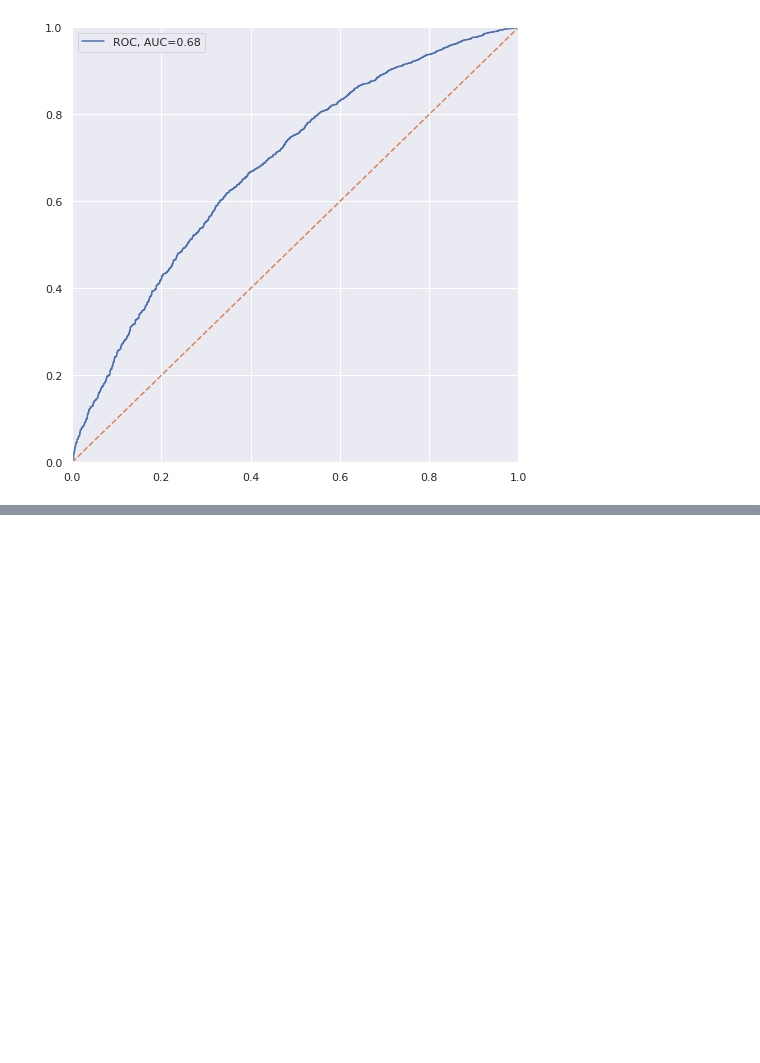
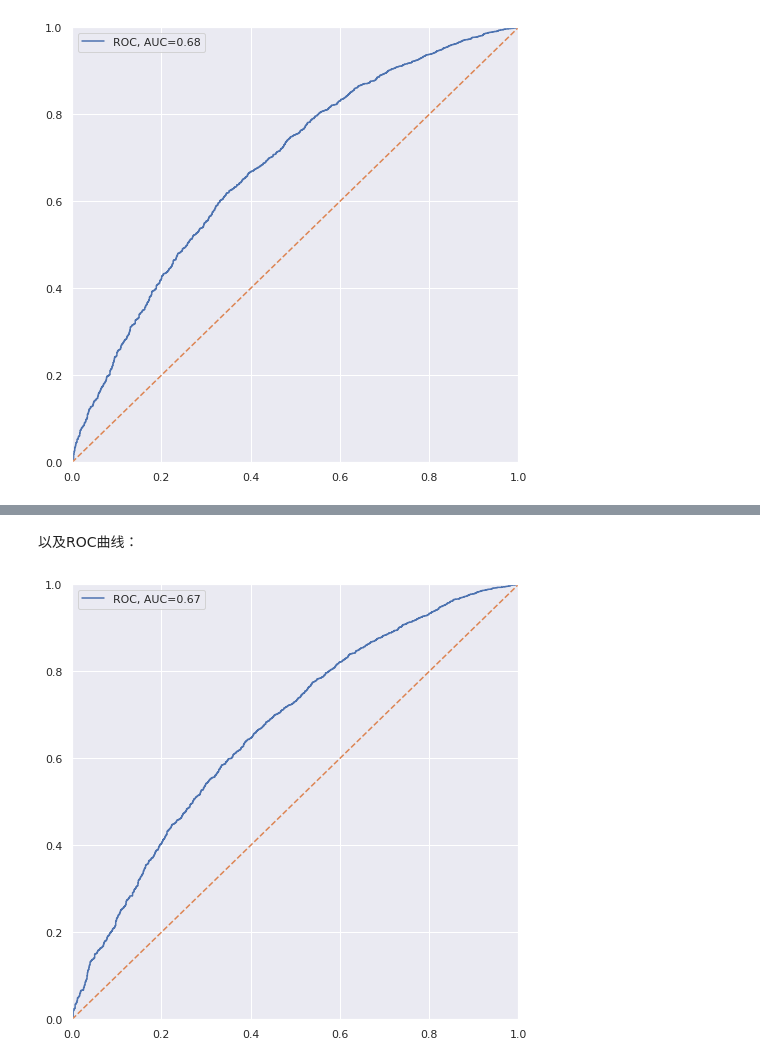
Before and after one commit to sijichun/PythonTutor, a Jupyter notebook: T29_logistic_regression.ipynb.ipynb, the cells around one changed output, grey strips where cells are left out. Cells and saved outputs as stored; diff of their text form; code cells hidden in the pictures; blank space fills up the shorter version.

Commit message:
logistic added.

```diff
--- a/T29_logistic_regression.ipynb.ipynb
+++ b/T29_logistic_regression.ipynb.ipynb
@@ -166,0 +202,7 @@ plt.show()
+# %%
+X['employment']=y
+## 产生一个随机顺序，并排序，从而顺序是随机的
+X['random_order']=np.random.random(X.shape[0])
+X=X.sort_values(['random_order'])
+X=X.drop('random_order', axis=1)
+X
@@ -166,0 +224,15 @@ plt.show()
+# %%
+from sklearn.model_selection import KFold
+## 区分训练集和测试集
+kf = KFold(n_splits=10)
+## 使用训练集回归
+CV_prob=np.array([])
+for train, test in kf.split(X):
+    X_train=X.iloc[train,:]
+    X_test=X.iloc[test,:]
+    # 先使用训练集训练模型
+    logit=LogisticRegression(penalty='none').fit(X_train.drop('employment',axis=1),X_train['employment'])
+    # 接下来在验证集上进行预测，得到预测概率
+    pre_prob=logit.predict_proba(X_test.drop('employment',axis=1))[:,1]
+    CV_prob=np.concatenate([CV_prob,pre_prob])
+CV_prob
@@ -166,0 +289,18 @@ plt.show()
+# %% [markdown]
+以及ROC曲线：
+# %%
+fpr, tpr, threshold = roc_curve(X['employment'], CV_prob)
+roc_auc = auc(fpr, tpr)
+import matplotlib.pyplot as plt
+import seaborn as sb
+sb.set()
+%matplotlib inline
+plt.rcParams['figure.figsize'] = (8.0, 8.0)
+plt.plot(fpr,tpr,label='ROC, AUC=%.2f' % roc_auc)
+plt.legend(loc='upper left', frameon=True)
+plt.plot([0, 1], [0, 1], linestyle='--')
+plt.xlim([0,1])
+plt.ylim([0,1])
+plt.show()
+# %% [output]
+[figure, added]
```
Also changed, not shown: parts of 21 cells of this notebook, 1 other file.
